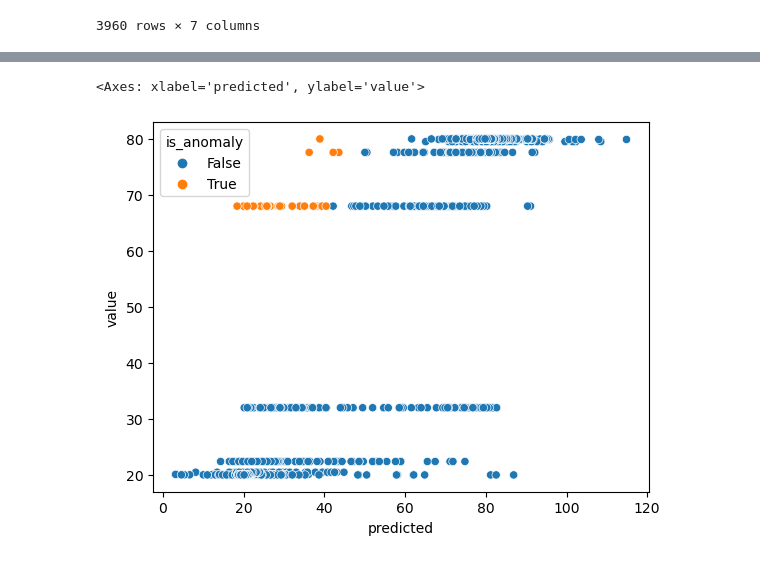
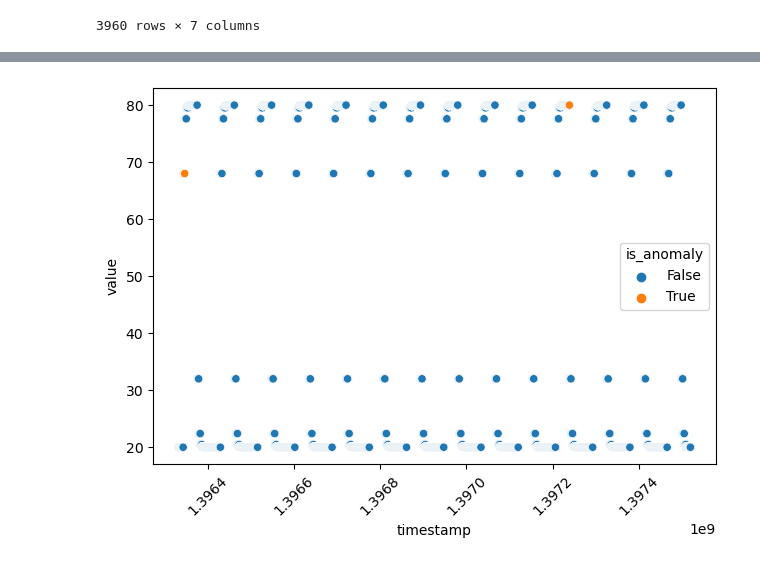
Before and after one commit to Rajscript/Anomaly-Detection-Splash, a Jupyter notebook: Anomaly_detection.ipynb, the cells around one changed output, grey strips where cells are left out. Cells and saved outputs as stored; diff of their text form; code cells hidden in the pictures.

Commit message:
Changes to the anomaly_detection and catboost  notebook

```diff
--- a/Anomaly_detection.ipynb
+++ b/Anomaly_detection.ipynb
@@ -695,8 +703,9 @@ df_test[df_test['is_anomaly'] == True]
 | 3216 | 1397296800 | 77.600000 | 73.610610 | 2014-04-12 10:00:00 | 10 | 5 | True |
 | 3217 | 1397297100 | 77.600000 | 73.631340 | 2014-04-12 10:05:00 | 10 | 5 | True |
 # %%
-#Visualizing the data points
-sns.scatterplot(data = df_test, x='predicted', y='value', hue = 'is_anomaly')
+#Visualizing the anomaly cases
+sns.scatterplot(data = df_test, x='timestamp', y='value', hue = 'is_anomaly')
+plt.xticks(rotation = 45)
+plt.tight_layout()
 # %% [output]
-<Axes: xlabel='predicted', ylabel='value'>
-[figure, old version]
+[figure, new version]
```
Also changed, not shown: parts of 4 cells of this notebook, 4 other files.
